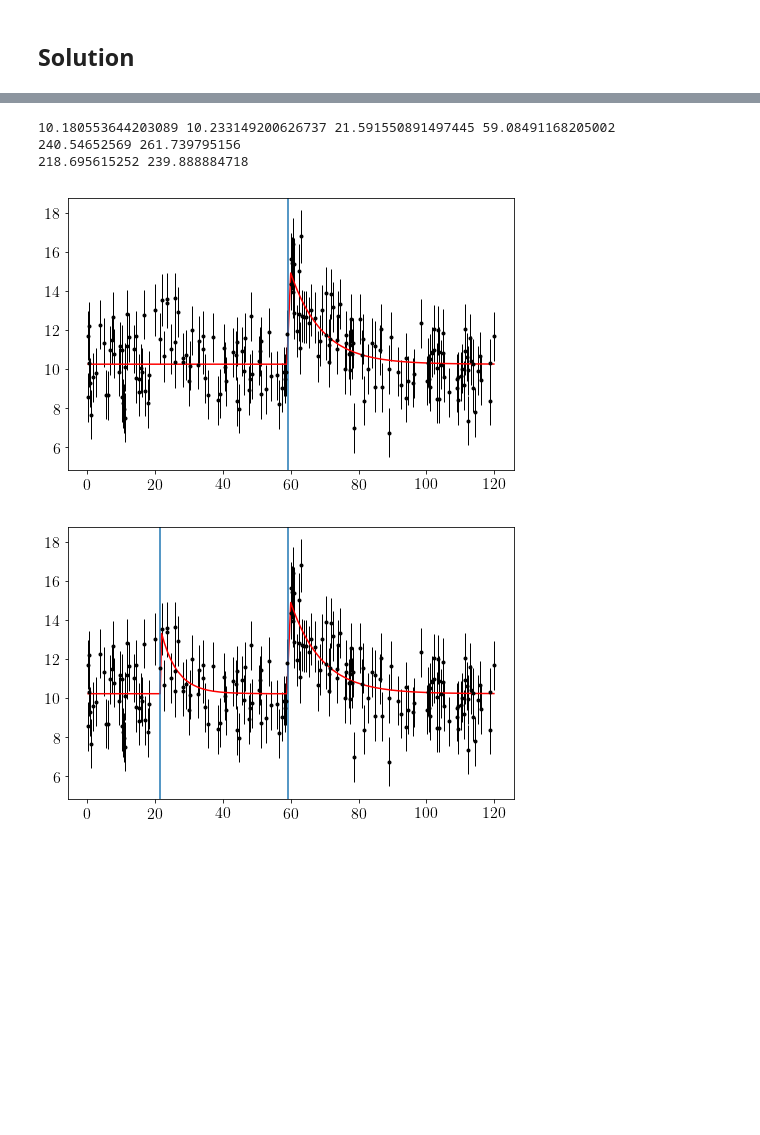
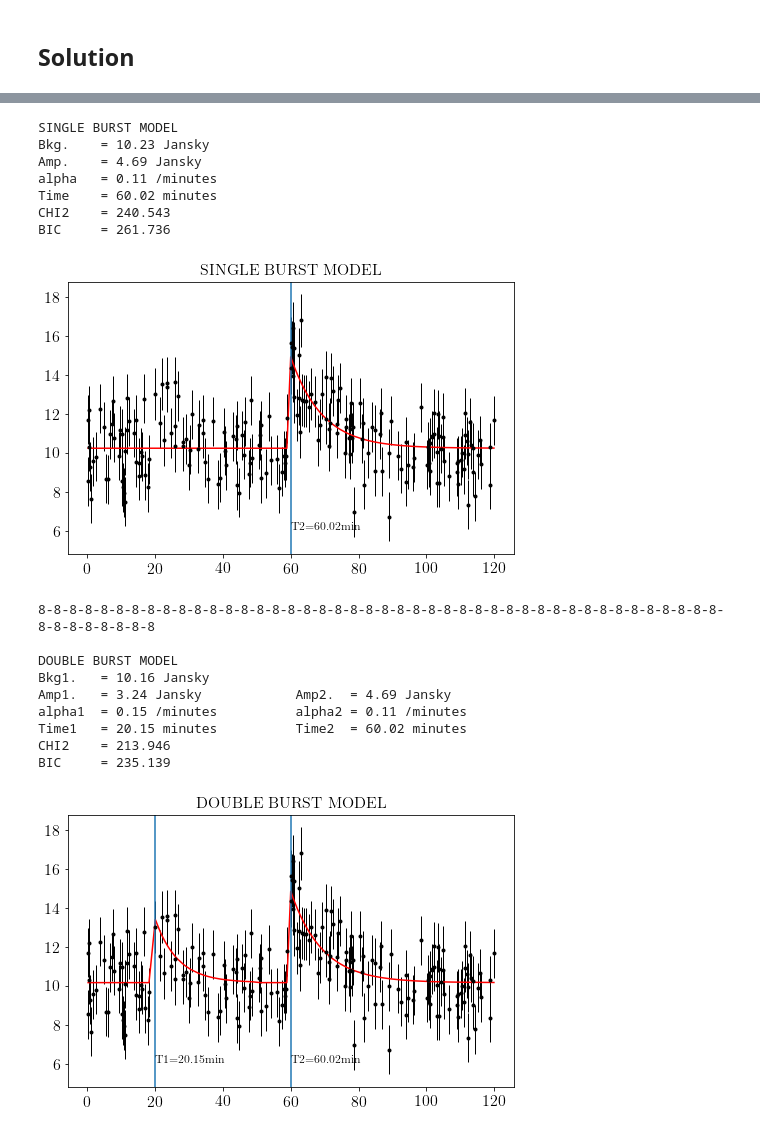
Before and after one commit to varunchaturmutha/homework, a Jupyter notebook: HW4.ipynb, the cells around one changed output, grey strips where cells are left out. Cells and saved outputs as stored; diff of their text form; code cells hidden in the pictures; blank space fills up the shorter version.

```diff
--- a/HW4.ipynb
+++ b/HW4.ipynb
@@ -181,33 +184,70 @@ burst2,tfit2,b02,A2,alpha2,T2=multiburst(t[cond2],y_obs[cond2],sigma_y[cond2])
 # %%
+#single burst model
+#using only model with single burst which is more prominent - burst at t>50
 fig = plt.figure(figsize=(8, 5))
 ax = plt.subplot()
 ax.scatter(t, y_obs, s=9, lw=0, c='k')
 ax.errorbar(t, y_obs, sigma_y, fmt='.', lw=1, c='k')
 ax.plot(tfit2, burst2, '-k', c='red')
-plt.axvline(x=T2)
+ax.axvline(x=T2)
+ax.text(T2,6, "T2=%.2fmin"%T2,size=12)
 
+ax.set_title("SINGLE BURST MODEL")
 chi2=np.sum(((y_obs-burst2)/sigma_y)**2)
 bic=chi2+4*np.log(len(burst2))
 print("SINGLE BURST MODEL")
-print(chi2,bic)
+print("Bkg.\t= %.2f Jansky"%b02)
+print("Amp.\t= %.2f Jansky"%A2)
+print("alpha\t= %.2f /minutes"%alpha2)
+print("Time\t= %.2f minutes"%T2)
+print("CHI2\t= %.3f"%chi2)
+print("BIC\t= %.3f"%bic)
+plt.show()
 
+print("\n8-8-8-8-8-8-8-8-8-8-8-8-8-8-8-8-8-8-8-8-8-8-8-8-8-8-8-8-8-8-8-8-8-8-8-8-8-8-8-8-8-8-8-8-8-8-8-8-8-8-8-8\n")
+
+# double burst model
+# concatenate both the burst models to prepare a final model with background = avg of both backgrounds
 burst=np.concatenate((burst1-b01,burst2[(tfit2>50)]-b02))+(b01+b02)/2.
 t_fit=np.concatenate((tfit1,tfit2[tfit2>50]))
 fig = plt.figure(figsize=(8, 5))
 ax = plt.subplot()
 ax.scatter(t, y_obs, s=9, lw=0, c='k')
 ax.errorbar(t, y_obs, sigma_y, fmt='.', lw=1, c='k')
 ax.plot(t_fit, burst, '-k', c='red')
-plt.axvline(x=T1)
-plt.axvline(x=T2)
+ax.axvline(x=T1)
+ax.axvline(x=T2)
+ax.text(T1,6, "T1=%.2fmin"%T1,size=12)
+ax.text(T2,6, "T2=%.2fmin"%T2,size=12)
 
 # print(len(y_obs),len(burst),len(sigma_y))
 chi2=np.sum(((y_obs-burst)/sigma_y)**2)
 bic=chi2+4*np.log(len(burst))
-print(chi2,bic)
+ax.set_title("DOUBLE BURST MODEL")
+print("DOUBLE BURST MODEL")
+print("Bkg1.\t= %.2f Jansky"%((b01+b02)/2.))
+print("Amp1.\t= %.2f Jansky \t\t Amp2.\t= %.2f Jansky"%(A1,A2))
+print("alpha1\t= %.2f /minutes \t alpha2\t= %.2f /minutes"%(alpha1,alpha2))
+print("Time1\t= %.2f minutes \t Time2\t= %.2f minutes"%(T1,T2))
+print("CHI2\t= %.3f"%chi2)
+print("BIC\t= %.3f"%bic)
+plt.show()
 # %% [output]
-10.180553644203089 10.233149200626737 21.591550891497445 59.08491168205002
-240.54652569 261.739795156
-218.695615252 239.888884718
+SINGLE BURST MODEL
+Bkg.    = 10.23 Jansky
+Amp.    = 4.69 Jansky
+alpha   = 0.11 /minutes
+Time    = 60.02 minutes
+CHI2    = 240.543
+BIC     = 261.736
-[figure, old version]
+[figure, new version]
+8-8-8-8-8-8-8-8-8-8-8-8-8-8-8-8-8-8-8-8-8-8-8-8-8-8-8-8-8-8-8-8-8-8-8-8-8-8-8-8-8-8-8-8-8-8-8-8-8-8-8-8
+
+DOUBLE BURST MODEL
+Bkg1.   = 10.16 Jansky
+Amp1.   = 3.24 Jansky            Amp2.  = 4.69 Jansky
+alpha1  = 0.15 /minutes          alpha2 = 0.11 /minutes
+Time1   = 20.15 minutes          Time2  = 60.02 minutes
+CHI2    = 213.946
+BIC     = 235.139
-[figure, old version]
+[figure, new version]
```
Also changed, not shown: parts of 6 cells of this notebook.
